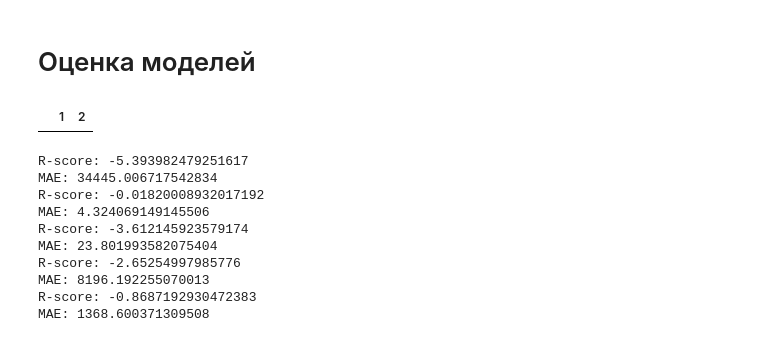
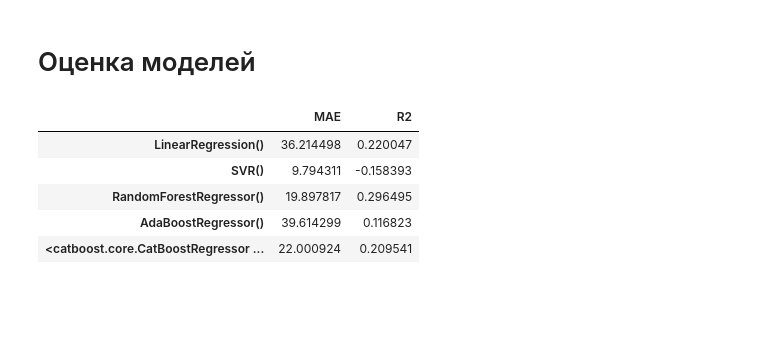
Before and after one commit to oodlbee/drug_prediction, a Jupyter notebook: drug_prediction.ipynb, the cells around one changed output. Saved outputs shown, nothing was run; the diff lists cells and outputs as text; code cells hidden in the pictures; blank space fills up the shorter version.

```diff
--- a/drug_prediction.ipynb
+++ b/drug_prediction.ipynb
@@ -148,20 +186,16 @@ def calc_metrics(model, X_test=X_test, y_test=y_test, df=None):
         print(f"R-score: {r2}\nMAE: {mae}")
 # %%
 models = [lr, svr, rf, ada, cat]
-metrics = pd.DataFrame(columns=('R2', 'MAE'))
+metrics = pd.DataFrame(columns=('MAE', 'R2'))
-# %% [output]
-|  | 1 | 2 |
 # %%
 for model in models:
-    calc_metrics(model)
+    calc_metrics(model, df=metrics)
-# %% [output]
-R-score: -5.393982479251617
-MAE: 34445.006717542834
-R-score: -0.01820008932017192
-MAE: 4.324069149145506
-R-score: -3.612145923579174
-MAE: 23.801993582075404
-R-score: -2.65254997985776
-MAE: 8196.192255070013
-R-score: -0.8687192930472383
-MAE: 1368.600371309508
+# %%
+metrics
+# %% [output]
+|  | MAE | R2 |
+| LinearRegression() | 36.214498 | 0.220047 |
+| SVR() | 9.794311 | -0.158393 |
+| RandomForestRegressor() | 19.897817 | 0.296495 |
+| AdaBoostRegressor() | 39.614299 | 0.116823 |
+| <catboost.core.CatBoostRegressor ... | 22.000924 | 0.209541 |
```
Also changed, not shown: parts of 11 cells of this notebook.
